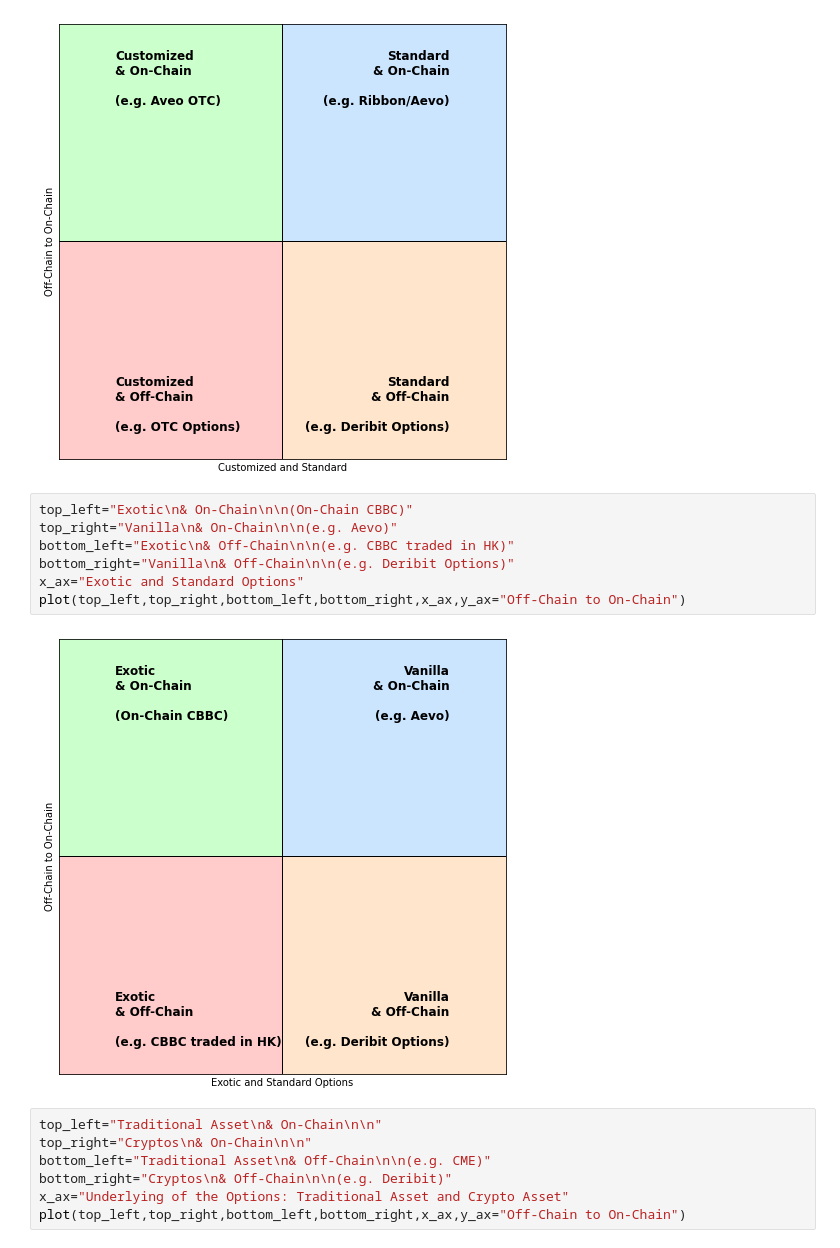
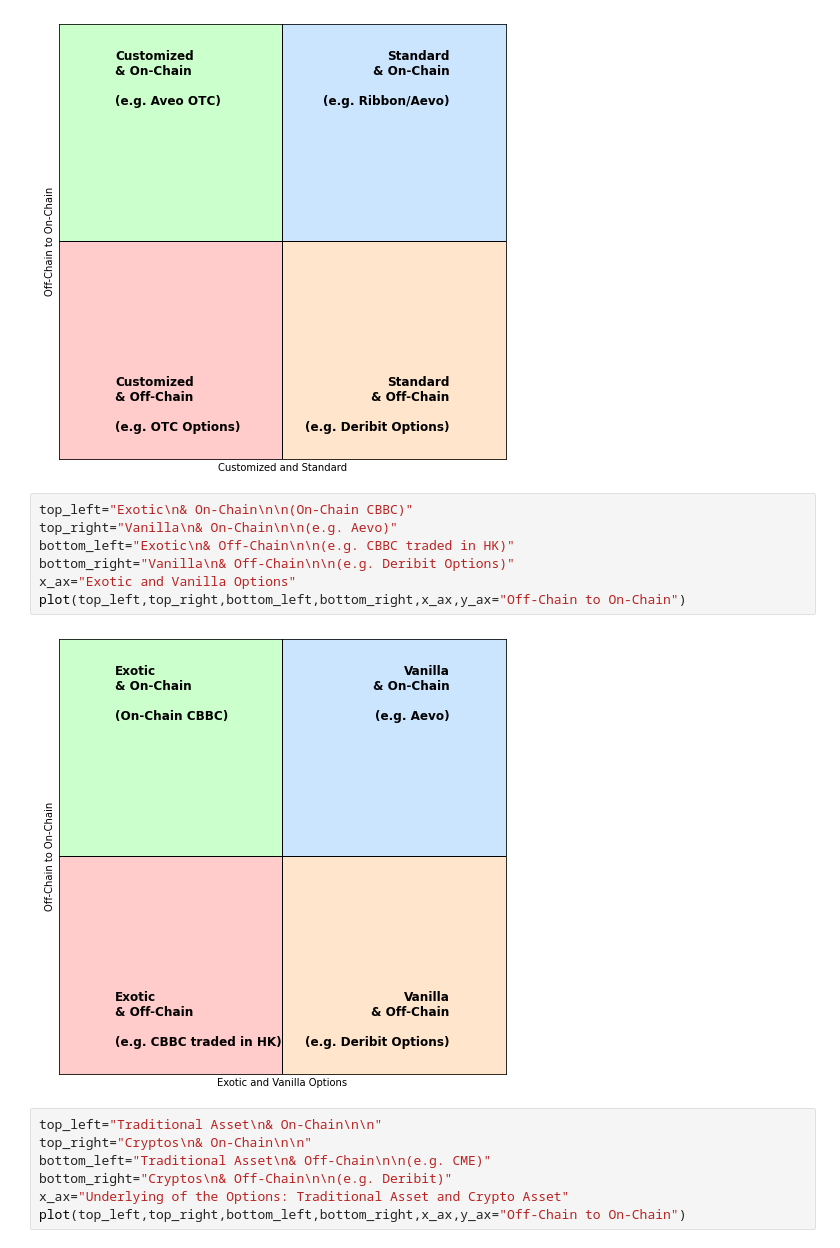
Before and after one commit to BilalBAI/cbbc-specs, a Jupyter notebook: plots.ipynb, the cells around one changed output. Drawn from its saved outputs; the diff is of its cells as text.

```diff
--- a/plots.ipynb
+++ b/plots.ipynb
@@ -49,12 +49,12 @@ plot(top_left,top_right,bottom_left,bottom_right,x_ax,y_ax="Off-Chain to On-Chai
 # %%
 top_left="Exotic\n& On-Chain\n\n(On-Chain CBBC)"
 top_right="Vanilla\n& On-Chain\n\n(e.g. Aevo)"
 bottom_left="Exotic\n& Off-Chain\n\n(e.g. CBBC traded in HK)"
 bottom_right="Vanilla\n& Off-Chain\n\n(e.g. Deribit Options)"
-x_ax="Exotic and Standard Options"
+x_ax="Exotic and Vanilla Options"
 plot(top_left,top_right,bottom_left,bottom_right,x_ax,y_ax="Off-Chain to On-Chain")
 # %% [output]
-[figure, old version]
+[figure, new version]
 # %%
 top_left="Traditional Asset\n& On-Chain\n\n"
 top_right="Cryptos\n& On-Chain\n\n"
```
Also changed, not shown: 1 other file.
